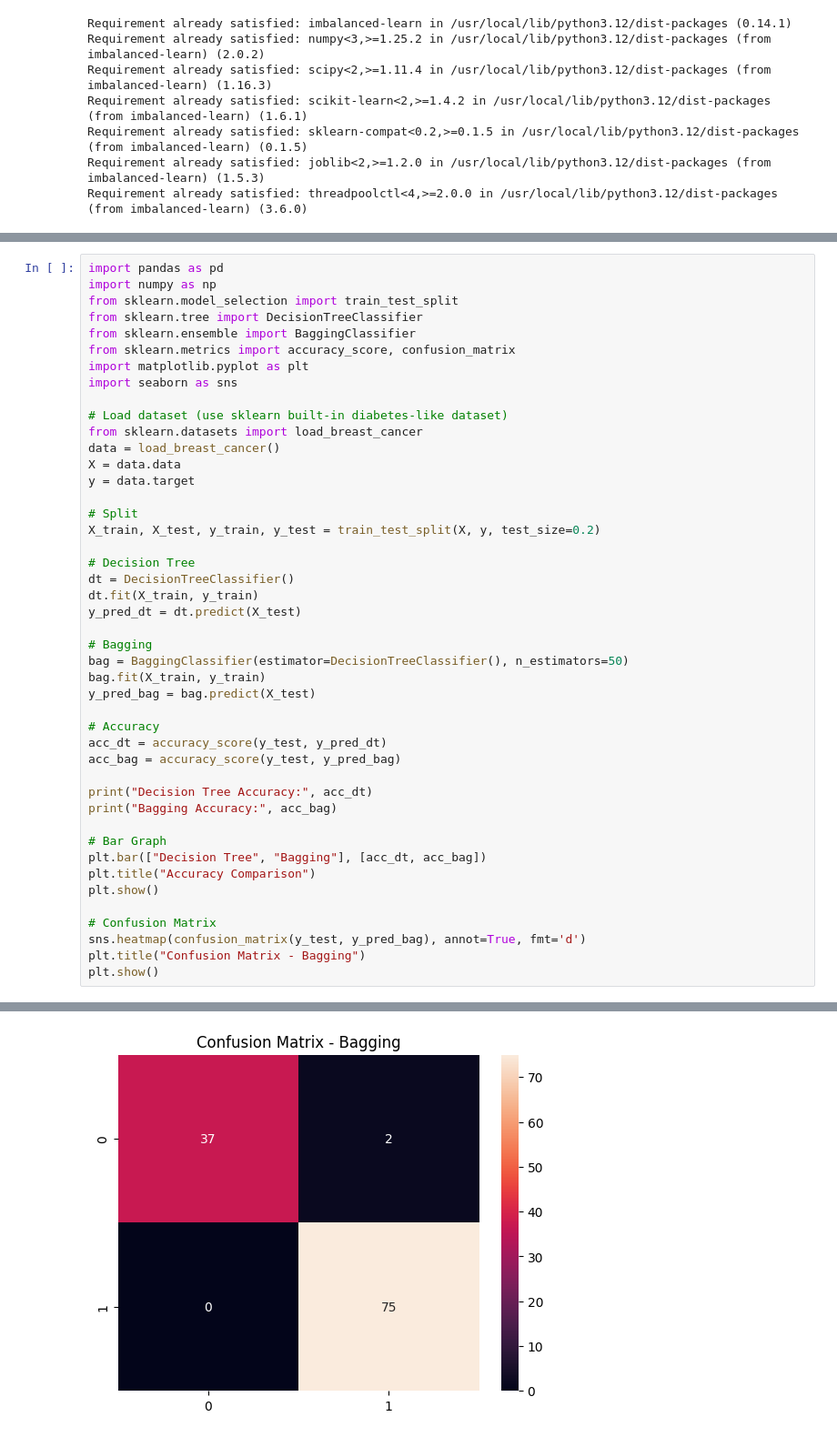
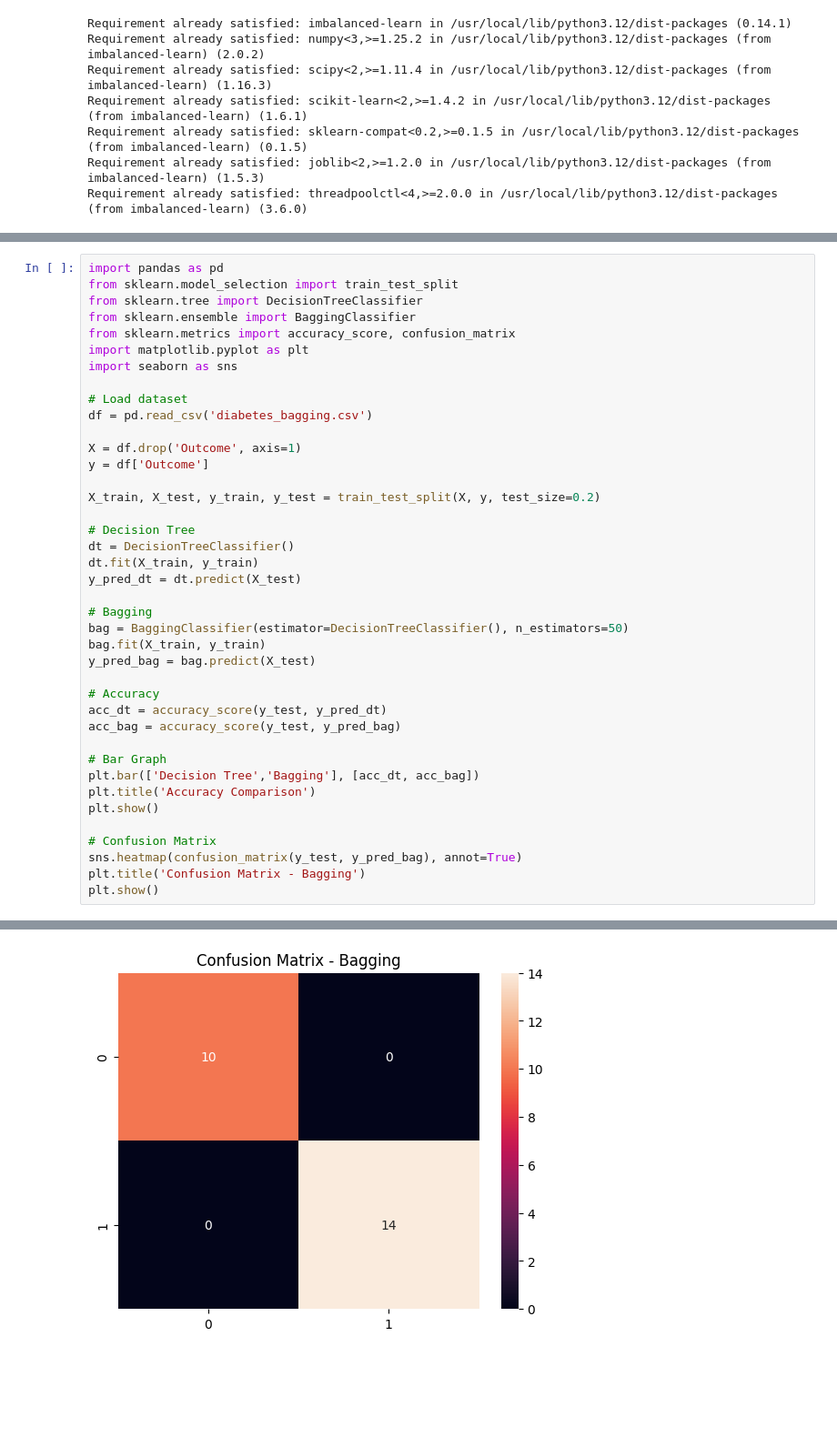
Before and after one commit to NaveenSundaramoorthy/24BAD076-Machine-Learning-, a Jupyter notebook: exp_6(24BAD076).ipynb, the cells around one changed output, grey strips where cells are left out. Shown at 91% size. Drawn from its saved outputs; the diff is of its cells as text; blank space fills up the shorter version.

```diff
--- a/exp_6(24BAD076).ipynb
+++ b/exp_6(24BAD076).ipynb
@@ -13,6 +13,5 @@ Requirement already satisfied: threadpoolctl<4,>=2.0.0 in /usr/local/lib/python3
 # %%
 import pandas as pd
-import numpy as np
 from sklearn.model_selection import train_test_split
 from sklearn.tree import DecisionTreeClassifier
 from sklearn.ensemble import BaggingClassifier
@@ -20,13 +19,12 @@ from sklearn.metrics import accuracy_score, confusion_matrix
 import matplotlib.pyplot as plt
 import seaborn as sns
 
-# Load dataset (use sklearn built-in diabetes-like dataset)
-from sklearn.datasets import load_breast_cancer
-data = load_breast_cancer()
-X = data.data
-y = data.target
+# Load dataset
+df = pd.read_csv('diabetes_bagging.csv')
 
-# Split
+X = df.drop('Outcome', axis=1)
+y = df['Outcome']
+
 X_train, X_test, y_train, y_test = train_test_split(X, y, test_size=0.2)
 
 # Decision Tree
@@ -43,16 +41,13 @@ y_pred_bag = bag.predict(X_test)
 acc_dt = accuracy_score(y_test, y_pred_dt)
 acc_bag = accuracy_score(y_test, y_pred_bag)
 
-print("Decision Tree Accuracy:", acc_dt)
-print("Bagging Accuracy:", acc_bag)
-
 # Bar Graph
-plt.bar(["Decision Tree", "Bagging"], [acc_dt, acc_bag])
-plt.title("Accuracy Comparison")
+plt.bar(['Decision Tree','Bagging'], [acc_dt, acc_bag])
+plt.title('Accuracy Comparison')
 plt.show()
 
 # Confusion Matrix
-sns.heatmap(confusion_matrix(y_test, y_pred_bag), annot=True, fmt='d')
-plt.title("Confusion Matrix - Bagging")
+sns.heatmap(confusion_matrix(y_test, y_pred_bag), annot=True)
+plt.title('Confusion Matrix - Bagging')
 plt.show()
 # %% [output]
@@ -62,2 +55,2 @@ Bagging Accuracy: 0.9824561403508771
-[figure, old version]
+[figure, new version]
 # %% [markdown]
```
Also changed, not shown: parts of 13 cells of this notebook.
